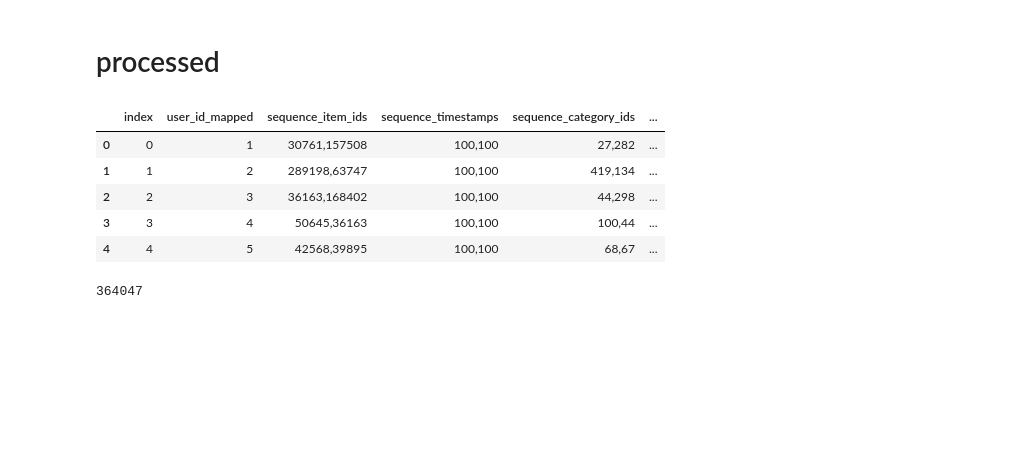
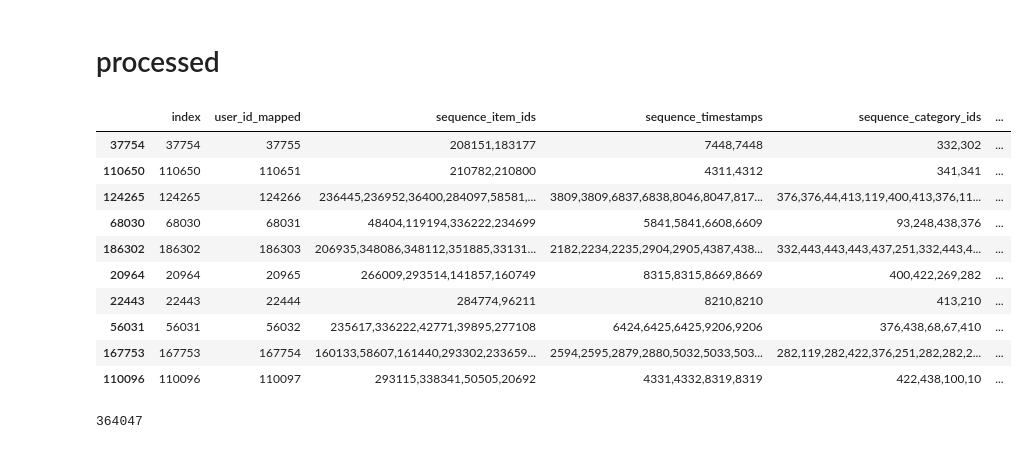
Before and after one commit to qiqiqicheng/tc-news-rec, a Jupyter notebook: tc_news_rec/notebooks/data.ipynb, the cells around one changed output. Saved outputs shown, nothing was run; the diff lists cells and outputs as text; code cells hidden in the pictures; blank space fills up the shorter version.

```diff
--- a/tc_news_rec/notebooks/data.ipynb
+++ b/tc_news_rec/notebooks/data.ipynb
@@ -235,14 +233,19 @@ plt.show()
 train_data = pd.read_csv("../../user_data/processed/sasrec_format_by_user_train.csv")
 test_data = pd.read_csv("../../user_data/processed/sasrec_format_by_user_test.csv")
 # %%
-train_data.head()
+train_data.sample(10)
 # %% [output]
 |  | index | user_id_mapped | sequence_item_ids | sequence_timestamps | sequence_category_ids | ... |
-| 0 | 0 | 1 | 30761,157508 | 100,100 | 27,282 | ... |
-| 1 | 1 | 2 | 289198,63747 | 100,100 | 419,134 | ... |
-| 2 | 2 | 3 | 36163,168402 | 100,100 | 44,298 | ... |
-| 3 | 3 | 4 | 50645,36163 | 100,100 | 100,44 | ... |
-| 4 | 4 | 5 | 42568,39895 | 100,100 | 68,67 | ... |
+| 37754 | 37754 | 37755 | 208151,183177 | 7448,7448 | 332,302 | ... |
+| 110650 | 110650 | 110651 | 210782,210800 | 4311,4312 | 341,341 | ... |
+| 124265 | 124265 | 124266 | 236445,236952,36400,284097,58581,... | 3809,3809,6837,6838,8046,8047,817... | 376,376,44,413,119,400,413,376,11... | ... |
+| 68030 | 68030 | 68031 | 48404,119194,336222,234699 | 5841,5841,6608,6609 | 93,248,438,376 | ... |
+| 186302 | 186302 | 186303 | 206935,348086,348112,351885,33131... | 2182,2234,2235,2904,2905,4387,438... | 332,443,443,443,437,251,332,443,4... | ... |
+| 20964 | 20964 | 20965 | 266009,293514,141857,160749 | 8315,8315,8669,8669 | 400,422,269,282 | ... |
+| 22443 | 22443 | 22444 | 284774,96211 | 8210,8210 | 413,210 | ... |
+| 56031 | 56031 | 56032 | 235617,336222,42771,39895,277108 | 6424,6425,6425,9206,9206 | 376,438,68,67,410 | ... |
+| 167753 | 167753 | 167754 | 160133,58607,161440,293302,233659... | 2594,2595,2879,2880,5032,5033,503... | 282,119,282,422,376,251,282,282,2... | ... |
+| 110096 | 110096 | 110097 | 293115,338341,50505,20692 | 4331,4332,8319,8319 | 422,438,100,10 | ... |
 # %%
 import torch
 with open("../../user_data/processed/article_embedding.pt", "rb") as f:
```
Also changed, not shown: parts of 2 cells of this notebook, 6 other files.
